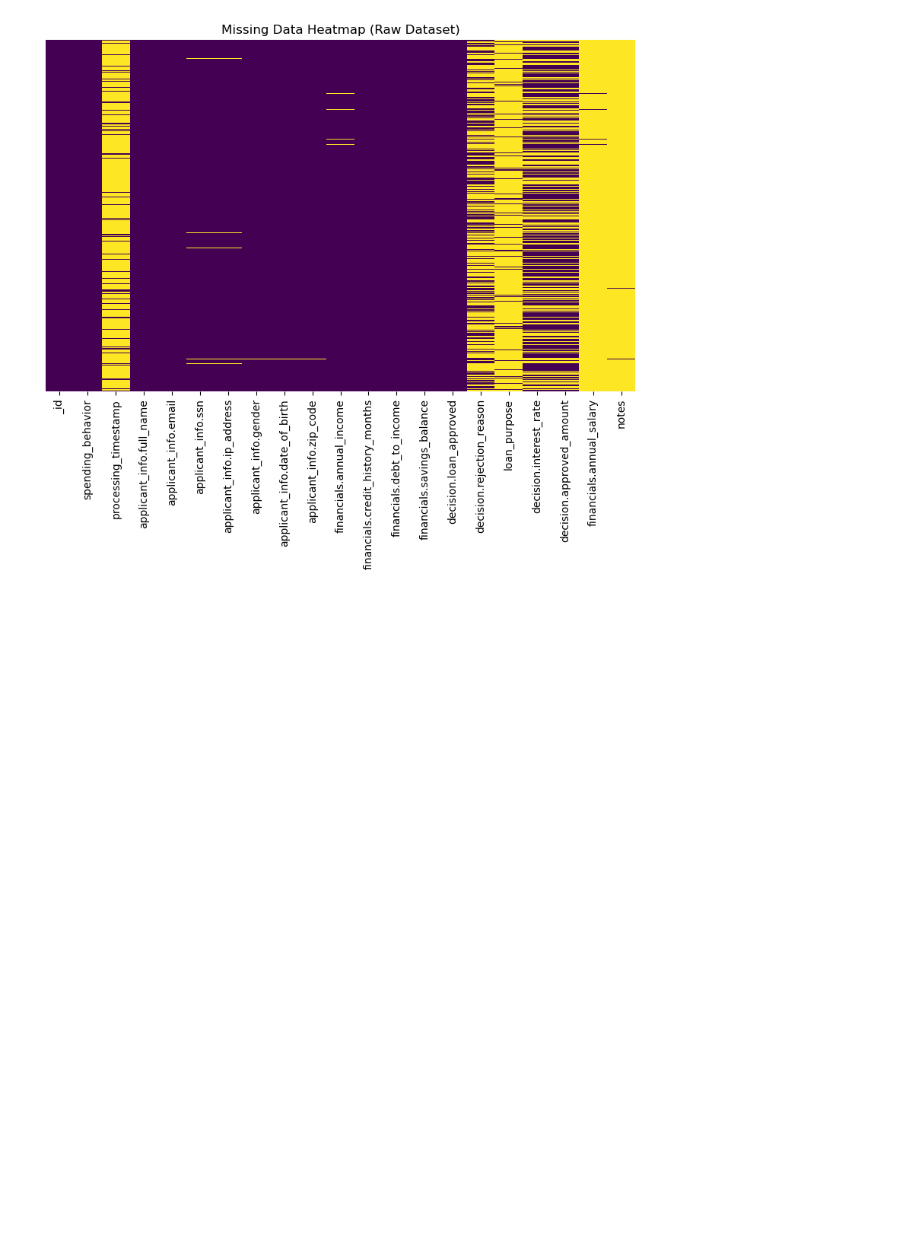
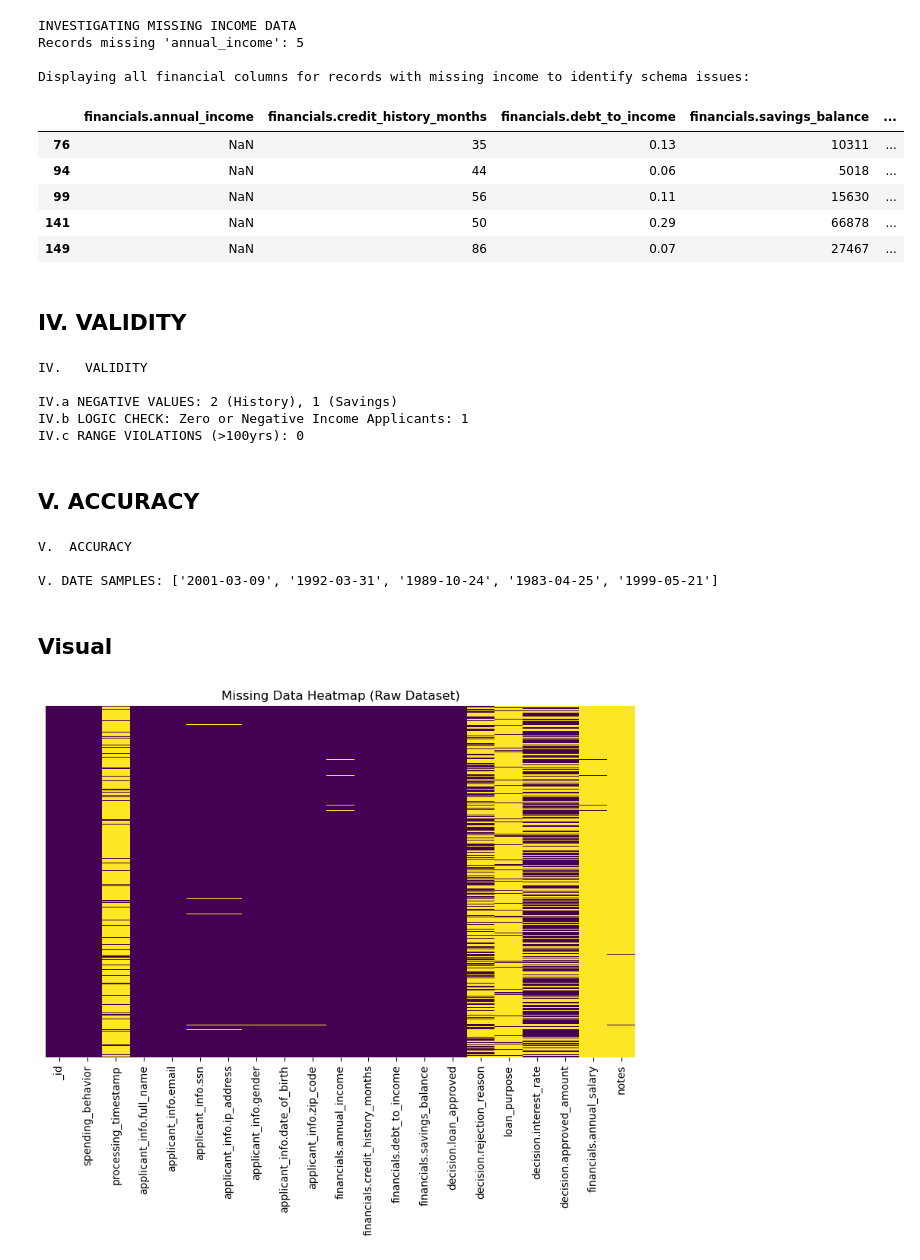
Before and after one commit to AMFreitas04/dego-project-team8, a Jupyter notebook: notebooks/01 - data - quality.ipynb, the cells around one changed output. Saved outputs shown, nothing was run; the diff lists cells and outputs as text; code cells hidden in the pictures; blank space fills up the shorter version.

```diff
--- a/notebooks/01 - data - quality.ipynb
+++ b/notebooks/01 - data - quality.ipynb
@@ -88,3 +157,69 @@ VI.  ACCURACY (TEMPORAL FORMATS):
+# %%
+# III.a DEEP DIVE: FINANCIAL DATA INSPECTION (DISCOVERY)
+print("INVESTIGATING MISSING INCOME DATA")
+
+# Isolate records where annual_income is NaN
+missing_income_df = df[df['financials.annual_income'].isna()]
+
+print(f"Records missing 'annual_income': {len(missing_income_df)}")
+
+if not missing_income_df.empty:
+    print("\nDisplaying all financial columns for records with missing income to identify schema issues:")
+    # We display the first 5 records but filter columns specifically related to financials
+    # to find why the income data is 'missing'
+    discovery_view = missing_income_df.head(5).filter(like='financials')
+    display(discovery_view)
+
+# Observation:
+# The 'missing' income data is actually present but under a different field name 'annual_salary'. This indicates a schema inconsistency where some records use 'annual_income' and others use 'annual_salary' for the same data point. This should be standardized in the cleaning process.
+# %% [output]
+INVESTIGATING MISSING INCOME DATA
+Records missing 'annual_income': 5
+
+Displaying all financial columns for records with missing income to identify schema issues:
+|  | financials.annual_income | financials.credit_history_months | financials.debt_to_income | financials.savings_balance | ... |
+| 76 | NaN | 35 | 0.13 | 10311 | ... |
+| 94 | NaN | 44 | 0.06 | 5018 | ... |
+| 99 | NaN | 56 | 0.11 | 15630 | ... |
+| 141 | NaN | 50 | 0.29 | 66878 | ... |
+| 149 | NaN | 86 | 0.07 | 27467 | ... |
+# %% [markdown]
+## IV.   VALIDITY
+# %%
+print("IV.   VALIDITY\n")
+
+# 1. Negative Values (History & Savings)
+neg_history = (df['financials.credit_history_months'] < 0).sum()
+neg_savings = (df['financials.savings_balance'] < 0).sum()
+print(f"IV.a NEGATIVE VALUES: {neg_history} (History), {neg_savings} (Savings)")
+
+# 2. Cross-Field Logic (Zero or Negative Income vs Active Records)
+# Using <= 0 to capture anyone with no reported positive earnings
+zero_or_neg_income = df[(df['financials.annual_income'] == 0)].shape[0]
+print(f"IV.b LOGIC CHECK: Zero or Negative Income Applicants: {zero_or_neg_income}")
+
+# 3. Outliers (Impossible History)
+impossible_history = (df['financials.credit_history_months'] > 1200).sum()
+print(f"IV.c RANGE VIOLATIONS (>100yrs): {impossible_history}")
+# %% [output]
+IV.   VALIDITY
+
+IV.a NEGATIVE VALUES: 2 (History), 1 (Savings)
+IV.b LOGIC CHECK: Zero or Negative Income Applicants: 1
+IV.c RANGE VIOLATIONS (>100yrs): 0
+# %% [markdown]
+## V.  ACCURACY
+# %%
+print("V.  ACCURACY\n")
+# Sample formats to detect mixed ISO vs European dates
+if 'applicant_info.date_of_birth' in df.columns:
+    print(f"V. DATE SAMPLES: {df['applicant_info.date_of_birth'].head(5).tolist()}")
+# %% [output]
+V.  ACCURACY
+
+V. DATE SAMPLES: ['2001-03-09', '1992-03-31', '1989-10-24', '1983-04-25', '1999-05-21']
+# %% [markdown]
+## Visual
 # %%
 import seaborn as sns
 import matplotlib.pyplot as plt
```
Also changed, not shown: parts of 16 cells of this notebook, 1 other file.
